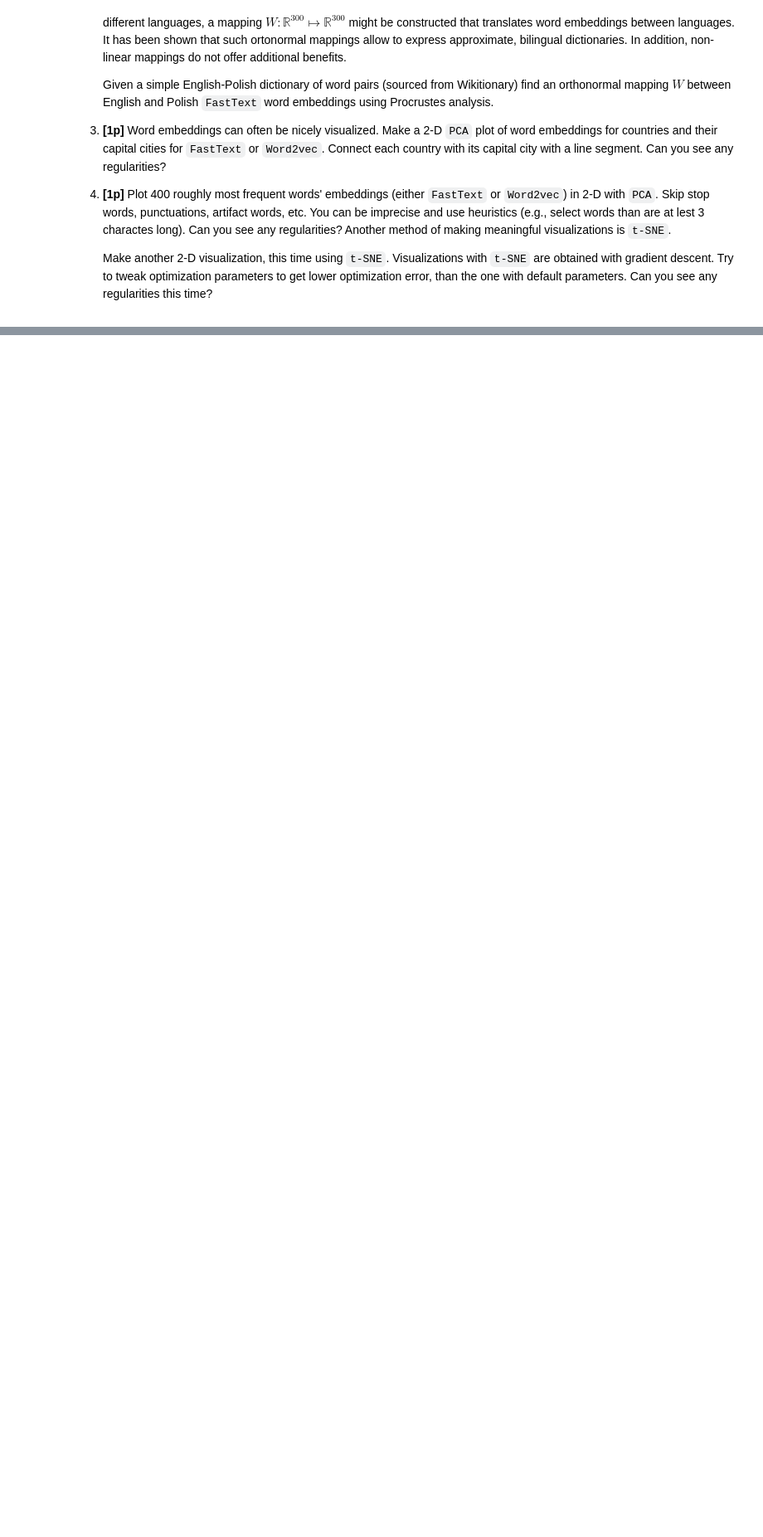
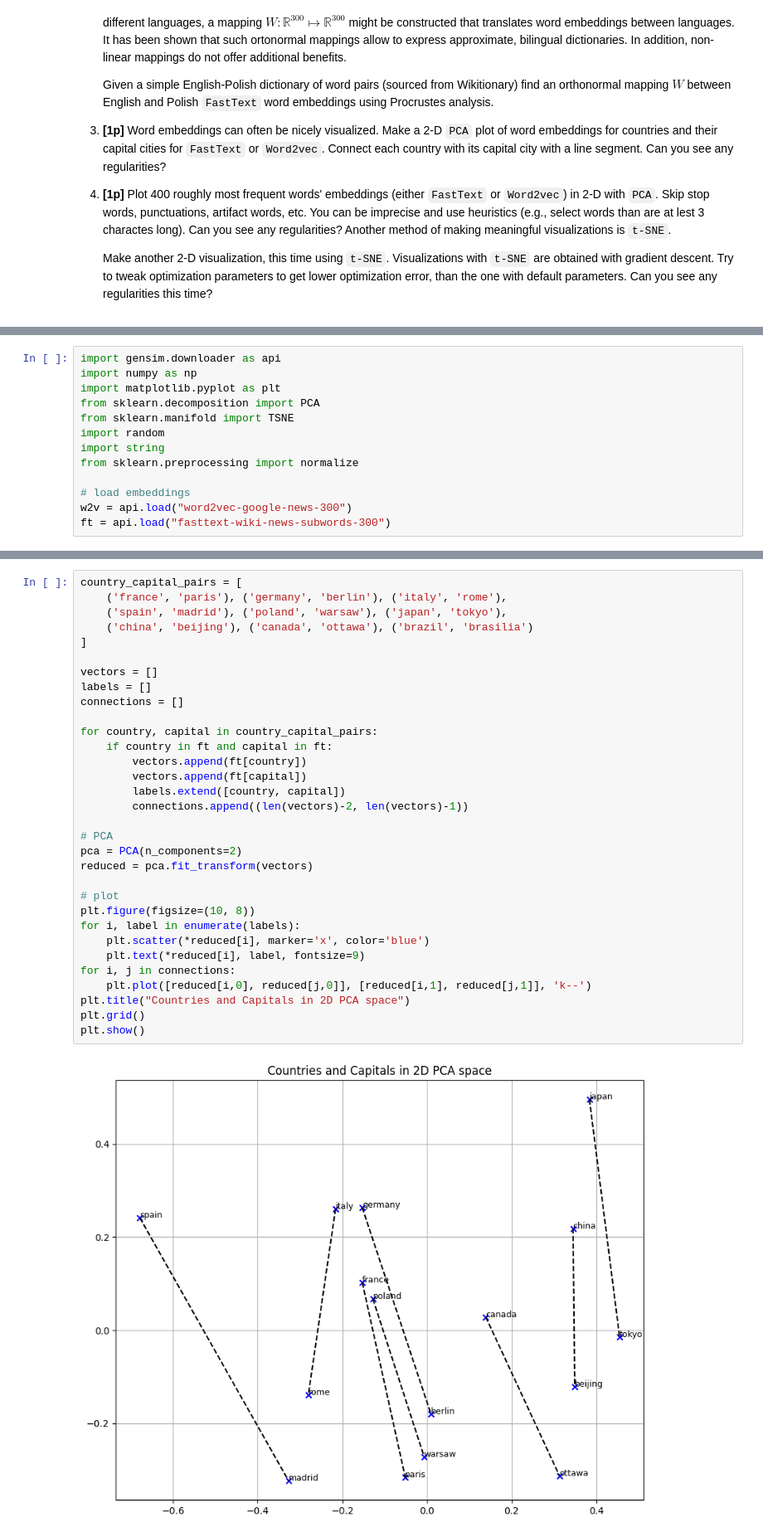
Before and after one commit to PatrykFlama/UWr, a Jupyter notebook: Sem6/NN/List5/Task4.ipynb, the cells around one changed output, grey strips where cells are left out. Shown at 83% size. Saved outputs shown, nothing was run; the diff lists cells and outputs as text; blank space fills up the shorter version.

```diff
--- a/Sem6/NN/List5/Task4.ipynb
+++ b/Sem6/NN/List5/Task4.ipynb
@@ -68,0 +71,13 @@ You will use word vectors pre-computed on a large dataset.
+# %%
+import gensim.downloader as api
+import numpy as np
+import matplotlib.pyplot as plt
+from sklearn.decomposition import PCA
+from sklearn.manifold import TSNE
+import random
+import string
+from sklearn.preprocessing import normalize
+
+# load embeddings
+w2v = api.load("word2vec-google-news-300")
+ft = api.load("fasttext-wiki-news-subwords-300")
@@ -68,0 +147,34 @@ You will use word vectors pre-computed on a large dataset.
+# %%
+country_capital_pairs = [
+    ('france', 'paris'), ('germany', 'berlin'), ('italy', 'rome'),
+    ('spain', 'madrid'), ('poland', 'warsaw'), ('japan', 'tokyo'),
+    ('china', 'beijing'), ('canada', 'ottawa'), ('brazil', 'brasilia')
+]
+
+vectors = []
+labels = []
+connections = []
+
+for country, capital in country_capital_pairs:
+    if country in ft and capital in ft:
+        vectors.append(ft[country])
+        vectors.append(ft[capital])
+        labels.extend([country, capital])
+        connections.append((len(vectors)-2, len(vectors)-1))
+
+# PCA
+pca = PCA(n_components=2)
+reduced = pca.fit_transform(vectors)
+
+# plot
+plt.figure(figsize=(10, 8))
+for i, label in enumerate(labels):
+    plt.scatter(*reduced[i], marker='x', color='blue')
+    plt.text(*reduced[i], label, fontsize=9)
+for i, j in connections:
+    plt.plot([reduced[i,0], reduced[j,0]], [reduced[i,1], reduced[j,1]], 'k--')
+plt.title("Countries and Capitals in 2D PCA space")
+plt.grid()
+plt.show()
+# %% [output]
+[figure, added]
```
Also changed, not shown: parts of 9 cells of this notebook, 2 other files.
